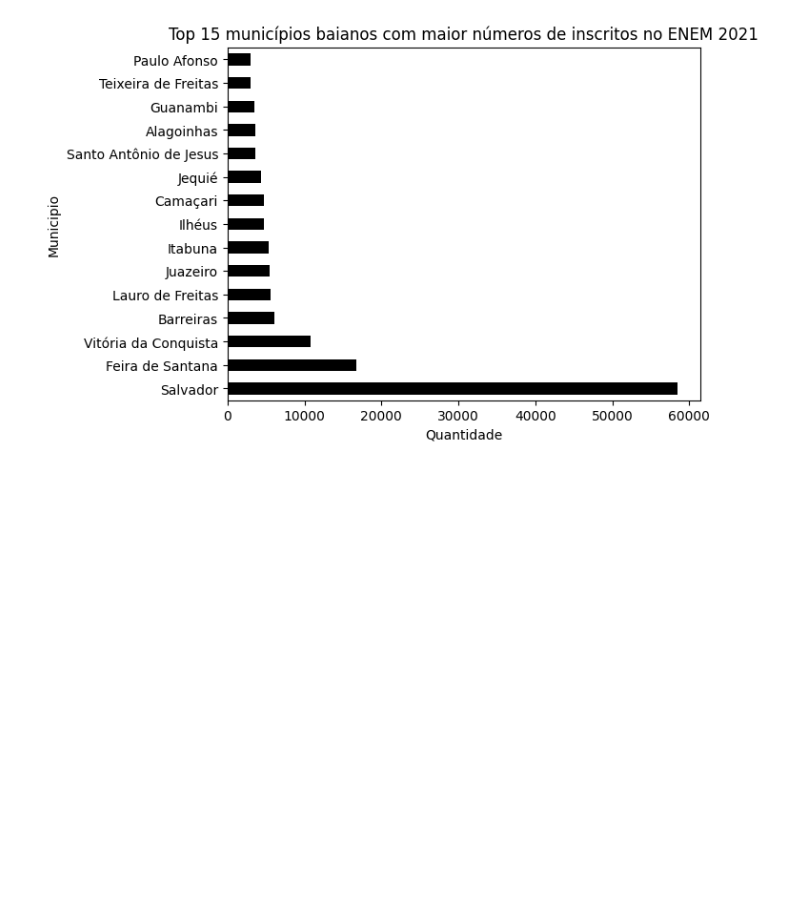
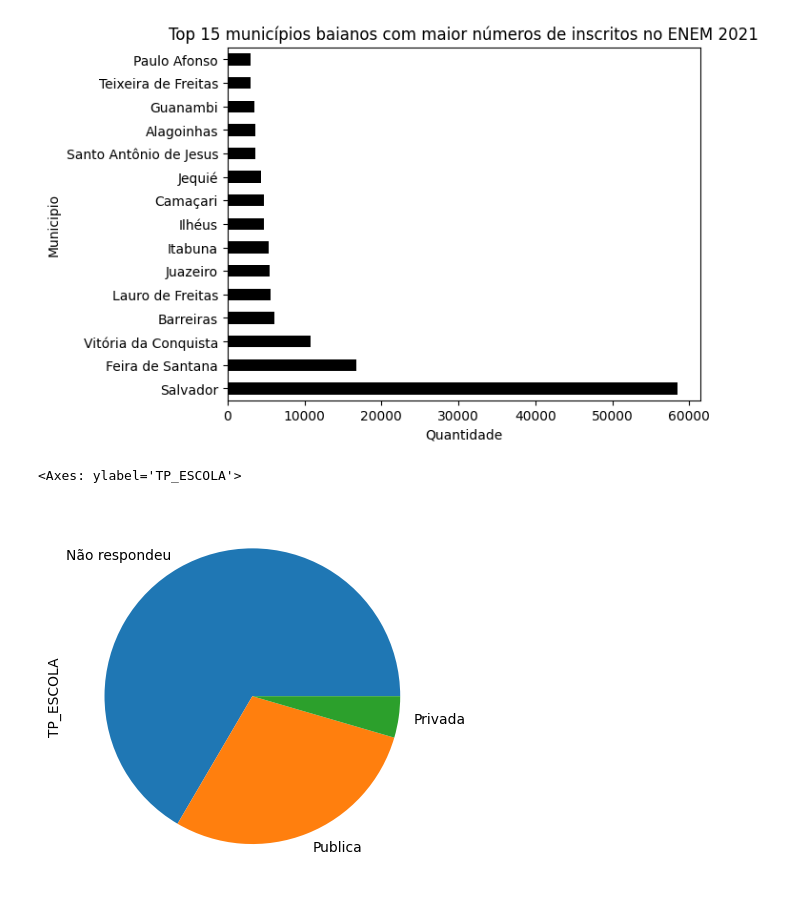
Before and after one commit to JevertonFlores/DA_python_dados_enem, a Jupyter notebook: Data_Analytics_Data_Viking.ipynb, the cells around one changed output. Cells and saved outputs as stored; diff of their text form; code cells hidden in the pictures; blank space fills up the shorter version.

```diff
--- a/Data_Analytics_Data_Viking.ipynb
+++ b/Data_Analytics_Data_Viking.ipynb
@@ -565,3 +565,16 @@ Text(0, 0.5, 'Quantidade')
 # %% [output]
 <Axes: title={'center': 'Top 15 municípios baianos com maior números de inscritos no ENEM 2021'}, xlabel='Quantidade', ylabel='Municipio'>
 [figure]
+# %%
+# Gráfico de pizza
+
+(
+    df.TP_ESCOLA.map({1: 'Não respondeu', 2: 'Publica', 3: 'Privada'})
+    .value_counts()
+    .plot(
+        kind = 'pie'
+    )
+)
+# %% [output]
+<Axes: ylabel='TP_ESCOLA'>
+[figure, added]
```
Also changed, not shown: parts of 14 cells of this notebook.
